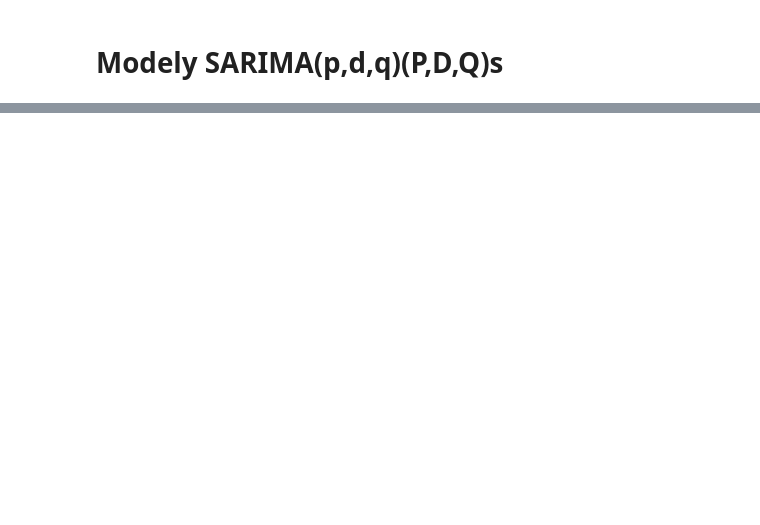
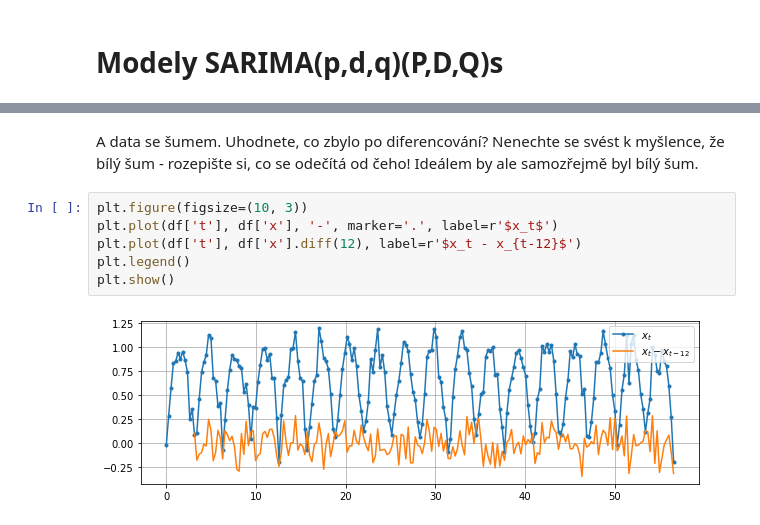
Before and after one commit to kamil-dedecius/mi-scr, a Jupyter notebook: prednasky/5.ipynb, the cells around one changed output, grey strips where cells are left out. Saved outputs shown, nothing was run; the diff lists cells and outputs as text; blank space fills up the shorter version.

```diff
--- a/prednasky/5.ipynb
+++ b/prednasky/5.ipynb
@@ -84,0 +327,10 @@ Možná přidáme eXogeneous vars?
+# %% [markdown]
+A data se šumem. Uhodnete, co zbylo po diferencování? Nenechte se svést k myšlence, že bílý šum - rozepište si, co se odečítá od čeho! Ideálem by ale samozřejmě byl bílý šum.
+# %%
+plt.figure(figsize=(10, 3))
+plt.plot(df['t'], df['x'], '-', marker='.', label=r'$x_t$')
+plt.plot(df['t'], df['x'].diff(12), label=r'$x_t - x_{t-12}$')
+plt.legend()
+plt.show()
+# %% [output]
+[figure, added]
```
Also changed, not shown: parts of 51 cells of this notebook, 2 other files.
